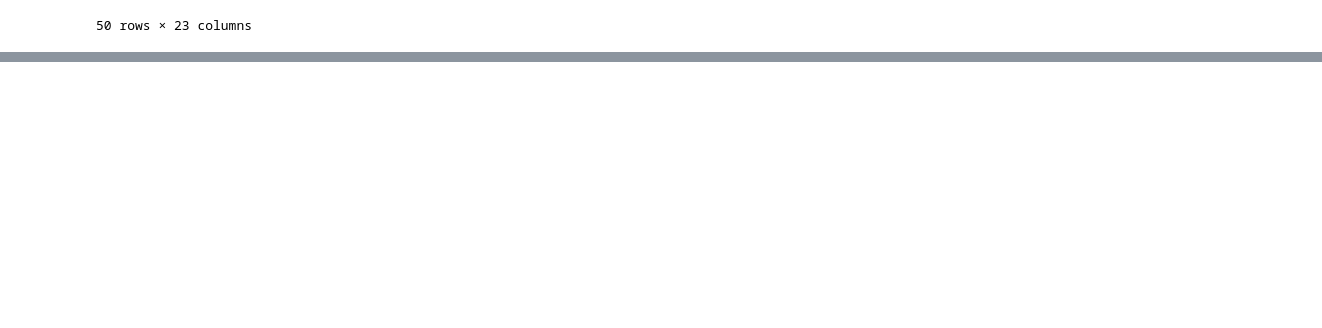
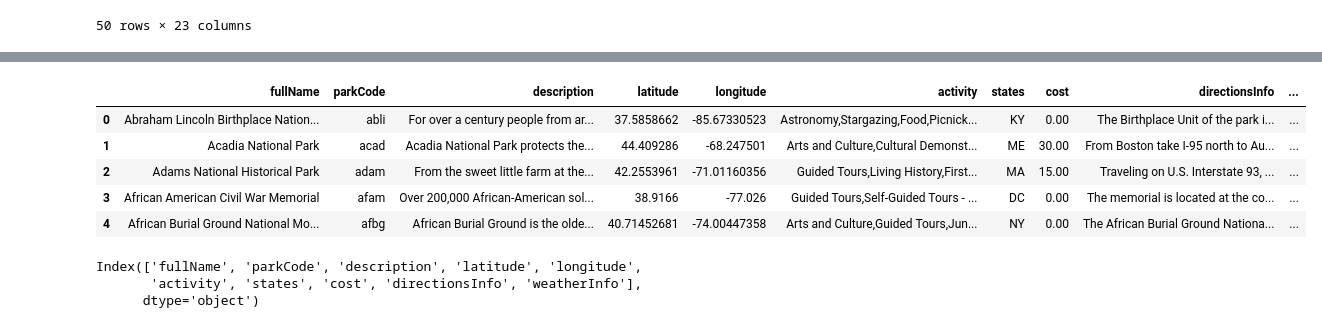
Before and after one commit to hthelander/Project-3, a Jupyter notebook: nps.ipynb, the cells around one changed output, grey strips where cells are left out. Drawn from its saved outputs; the diff is of its cells as text; code cells hidden in the pictures; blank space fills up the shorter version.

```diff
--- a/nps.ipynb
+++ b/nps.ipynb
@@ -116,0 +105,4 @@ clean_df.to_sql(name='nps', con=engine, if_exists='append', index=False)
+# %%
+clean_df["cost"] = clean_df["entranceFees"].apply(lambda x: x[0]["cost"] if len(x) else 0
+)
+clean_df.head()
@@ -116,0 +116,17 @@ clean_df.to_sql(name='nps', con=engine, if_exists='append', index=False)
+# %%
+clean_df = clean_df.loc[:, ["fullName", "parkCode", "description", "latitude", "longitude", "activity",
+                           "states", "cost", "directionsInfo", "weatherInfo"]]
+clean_df.head()
+# %% [output]
+|  | fullName | parkCode | description | latitude | longitude | activity | states | cost | directionsInfo | ... |
+| 0 | Abraham Lincoln Birthplace Nation... | abli | For over a century people from ar... | 37.5858662 | -85.67330523 | Astronomy,Stargazing,Food,Picnick... | KY | 0.00 | The Birthplace Unit of the park i... | ... |
+| 1 | Acadia National Park | acad | Acadia National Park protects the... | 44.409286 | -68.247501 | Arts and Culture,Cultural Demonst... | ME | 30.00 | From Boston take I-95 north to Au... | ... |
+| 2 | Adams National Historical Park | adam | From the sweet little farm at the... | 42.2553961 | -71.01160356 | Guided Tours,Living History,First... | MA | 15.00 | Traveling on U.S. Interstate 93, ... | ... |
+| 3 | African American Civil War Memorial | afam | Over 200,000 African-American sol... | 38.9166 | -77.026 | Guided Tours,Self-Guided Tours - ... | DC | 0.00 | The memorial is located at the co... | ... |
+| 4 | African Burial Ground National Mo... | afbg | African Burial Ground is the olde... | 40.71452681 | -74.00447358 | Arts and Culture,Guided Tours,Jun... | NY | 0.00 | The African Burial Ground Nationa... | ... |
+# %%
+clean_df.columns
+# %% [output]
+Index(['fullName', 'parkCode', 'description', 'latitude', 'longitude',
+       'activity', 'states', 'cost', 'directionsInfo', 'weatherInfo'],
+      dtype='object')
```
Also changed, not shown: parts of 8 cells of this notebook, 4 other files.
